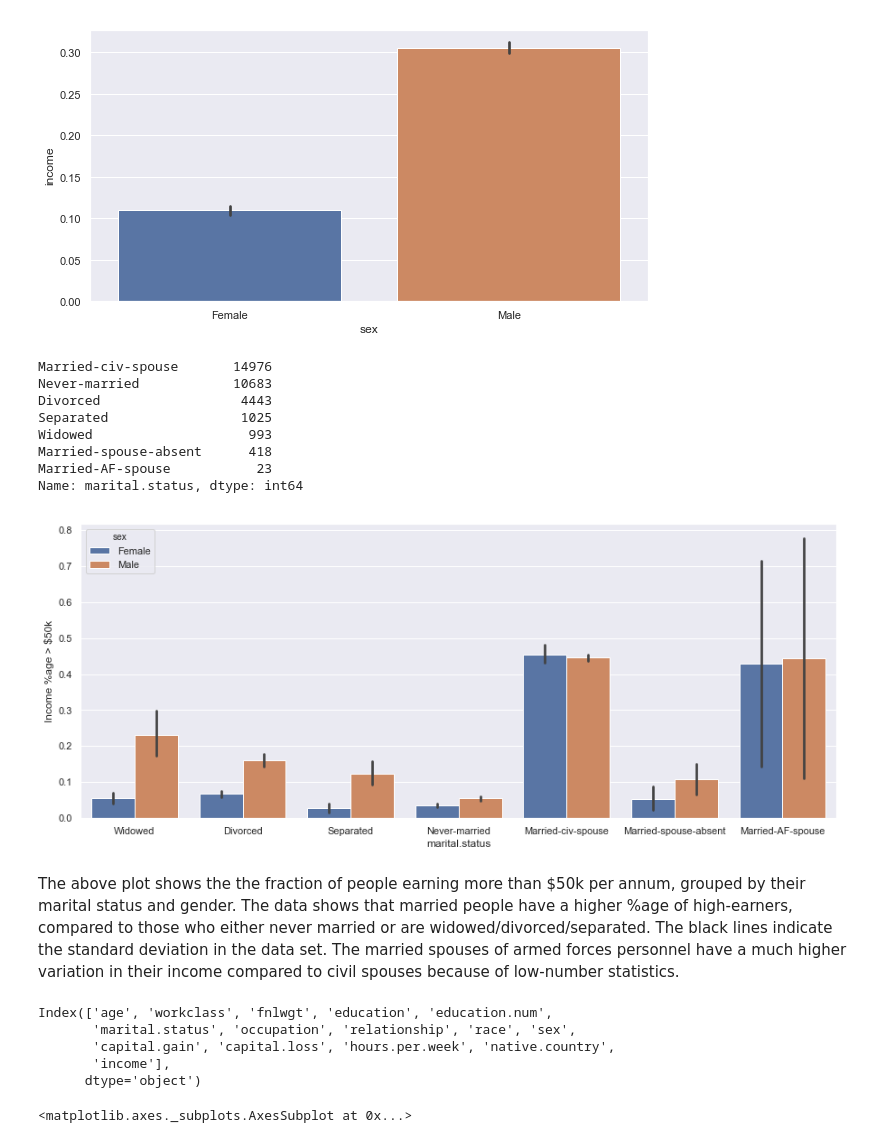
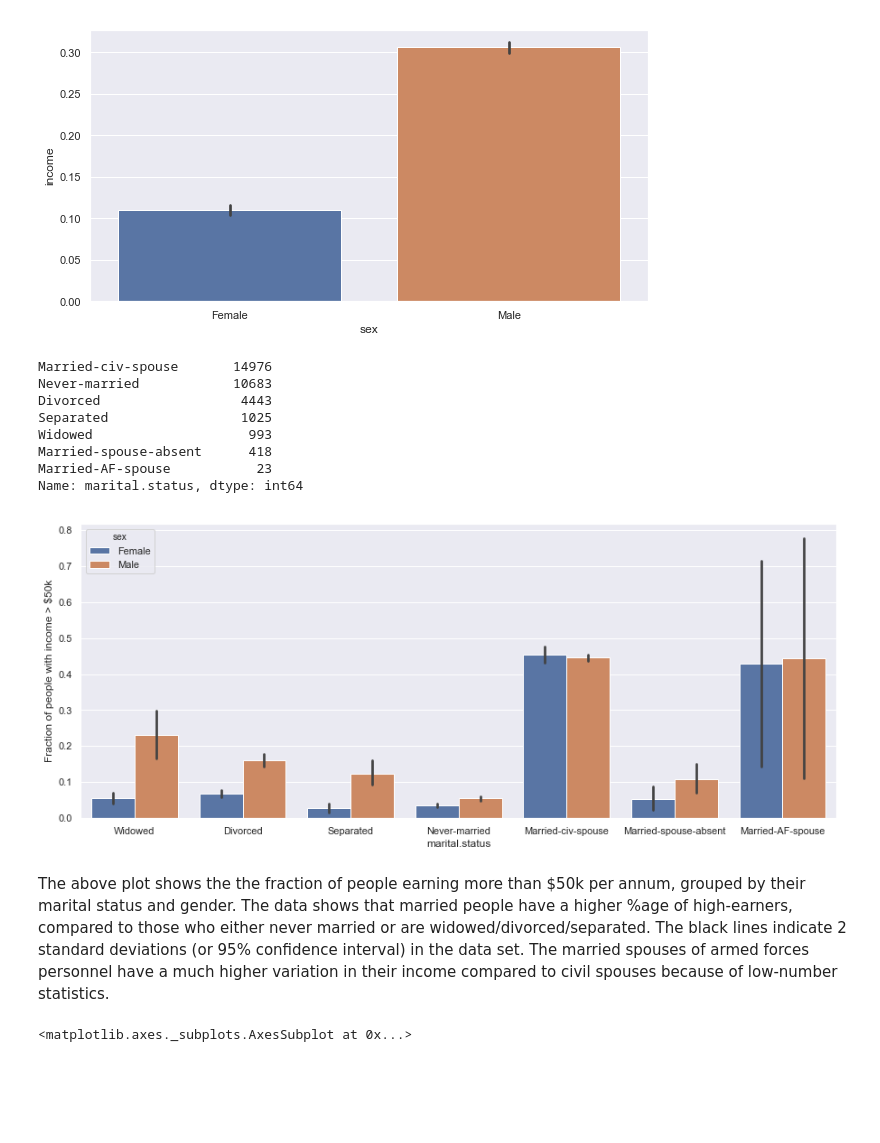
Before and after one commit to dsanyal/Kaggle, a Jupyter notebook: model_kaggle.ipynb, the cells around one changed output. Drawn from its saved outputs; the diff is of its cells as text; code cells hidden in the pictures; blank space fills up the shorter version.

```diff
--- a/model_kaggle.ipynb
+++ b/model_kaggle.ipynb
@@ -150,28 +150,20 @@ sns.barplot(x='sex',y='income',data=data)
 # %%
 plt.figure(figsize=(15,6))
 ax=sns.barplot(x='marital.status',y='income',data=data,hue='sex')
-ax.set(ylabel='Income %age > $50k')
+ax.set(ylabel='Fraction of people with income > $50k')
 data['marital.status'].value_counts()
 # %% [output]
 Married-civ-spouse       14976
 Never-married            10683
 Divorced                  4443
 Separated                 1025
 Widowed                    993
 Married-spouse-absent      418
 Married-AF-spouse           23
 Name: marital.status, dtype: int64
-[figure, old version]
+[figure, new version]
 # %% [markdown]
-The above plot shows the the fraction of people earning more than $50k per annum, grouped by their marital status and gender. The data shows that married people have a higher %age of high-earners, compared to those who either never married or are widowed/divorced/separated. The black lines indicate the standard deviation in the data set. The married spouses of armed forces personnel have a much higher variation in their income compared to civil spouses because of low-number statistics.
+The above plot shows the the fraction of people earning more than $50k per annum, grouped by their marital status and gender. The data shows that married people have a higher %age of high-earners, compared to those who either never married or are widowed/divorced/separated. The black lines indicate 2 standard deviations (or 95\% confidence interval) in the data set. The married spouses of armed forces personnel have a much higher variation in their income compared to civil spouses because of low-number statistics.
-# %%
-data.columns
-# %% [output]
-Index(['age', 'workclass', 'fnlwgt', 'education', 'education.num',
-       'marital.status', 'occupation', 'relationship', 'race', 'sex',
-       'capital.gain', 'capital.loss', 'hours.per.week', 'native.country',
-       'income'],
-      dtype='object')
 # %%
 plt.figure(figsize=(12,6))
 sns.boxplot(x='income',y ='hours.per.week', hue='sex',data=data)
```
Also changed, not shown: parts of 49 cells of this notebook, 1 other file.
